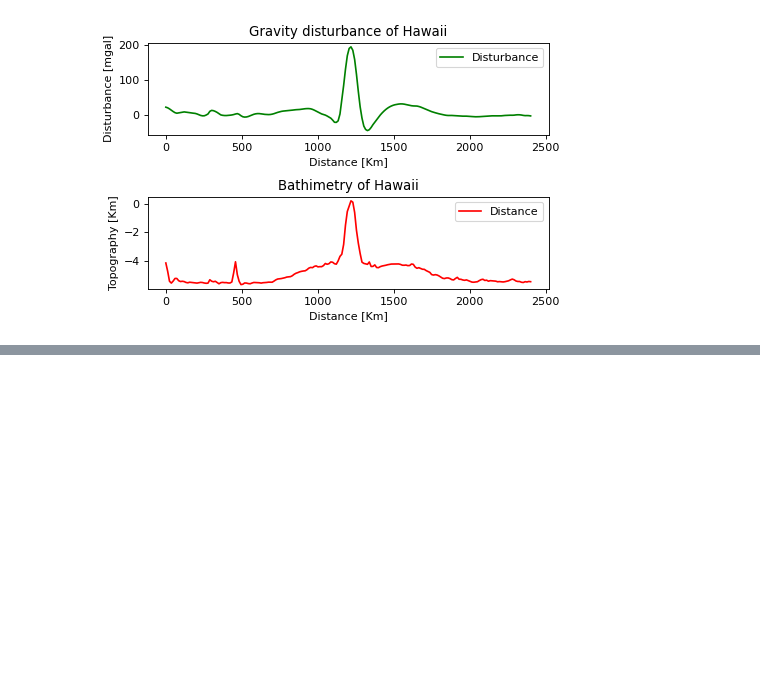
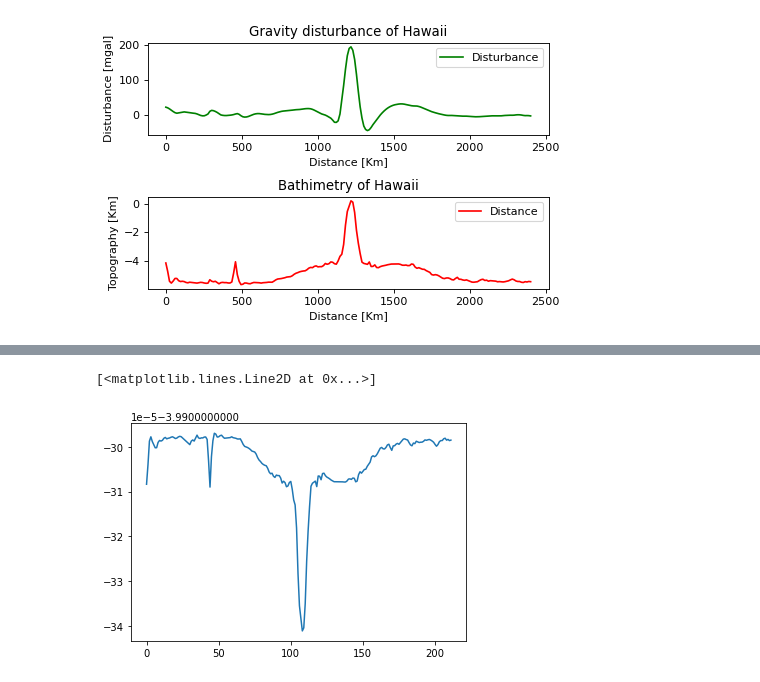
Before and after one commit to giuliano-geo/coco_coding_homework, a Jupyter notebook: homework_more_python.ipynb, the cells around one changed output, grey strips where cells are left out. Drawn from its saved outputs; the diff is of its cells as text; code cells hidden in the pictures; blank space fills up the shorter version.

Commit message:
residual topography, bad results

```diff
--- a/homework_more_python.ipynb
+++ b/homework_more_python.ipynb
@@ -156,0 +167,12 @@ fig.tight_layout()
+# %%
+h0=-5.5
+G=1.5
+x0=1300
+sigma=450
+x = data_hawaii.topography_km
+hgauss= h0 + G*np.exp(-((x-x0)/(sigma**2)))
+# %%
+plt.plot(hgauss)
+# %% [output]
+[<matplotlib.lines.Line2D at 0x...>]
+[figure, added]
```
Also changed, not shown: parts of 6 cells of this notebook.
